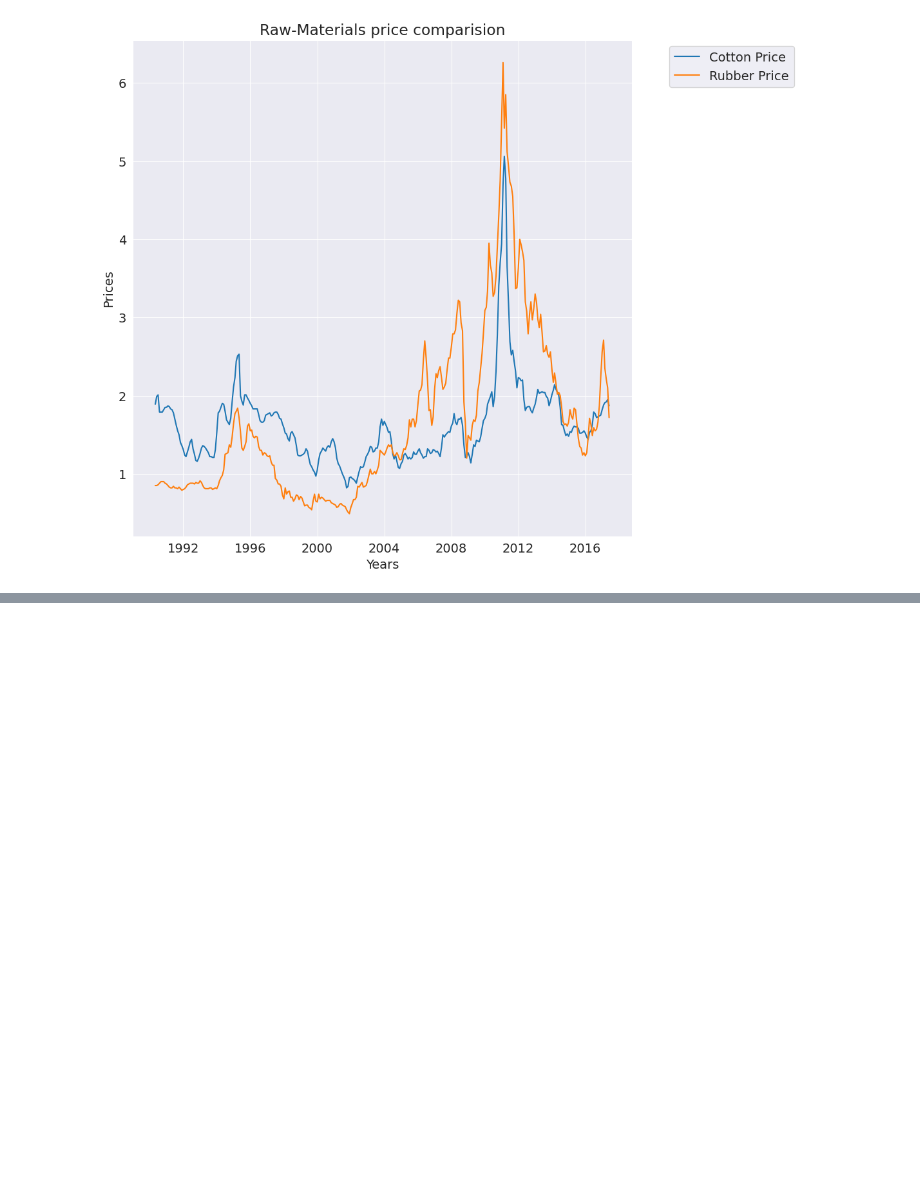
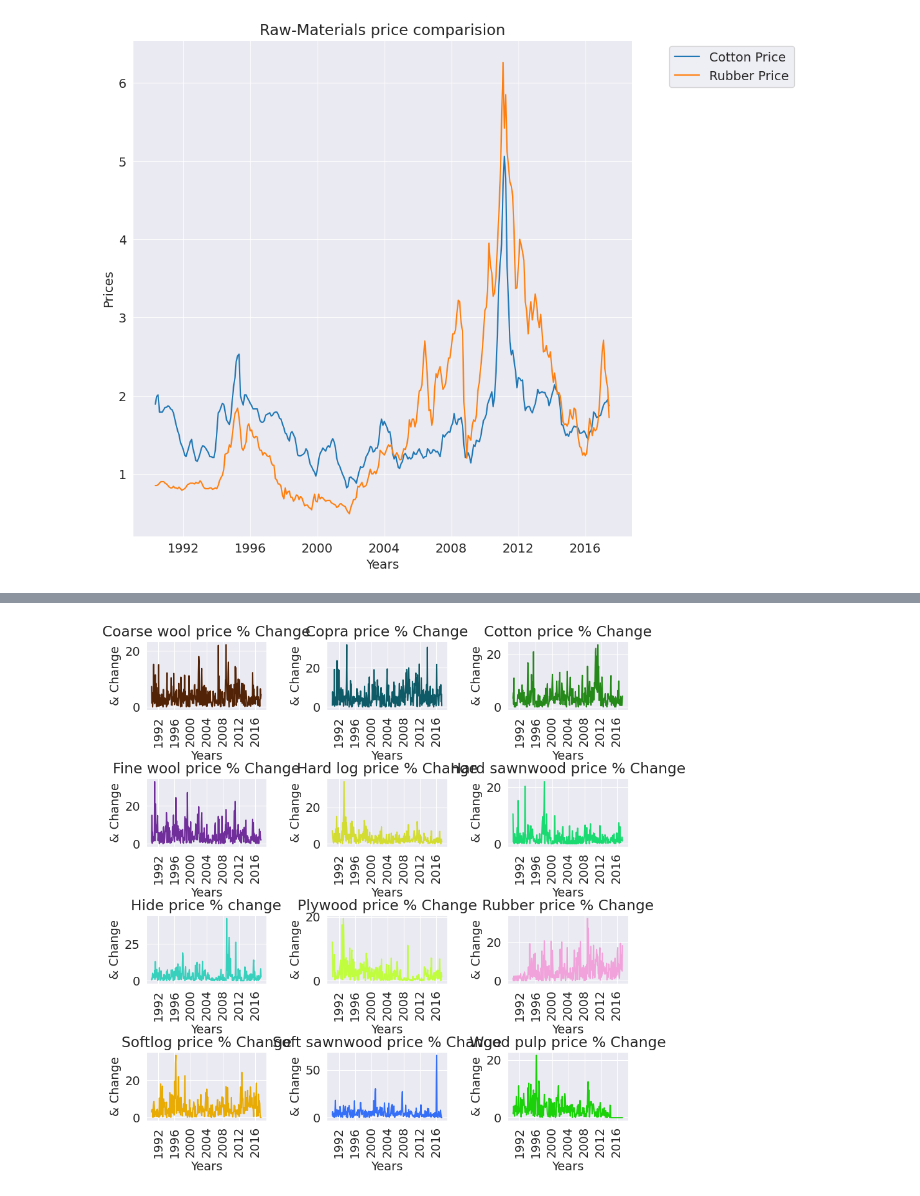
Before and after one commit to hgOliveira-Santos/Analise-Materiais_Agricultura, a Jupyter notebook: notebook.ipynb, the cells around one changed output, grey strips where cells are left out. Drawn from its saved outputs; the diff is of its cells as text; code cells hidden in the pictures; blank space fills up the shorter version.

```diff
--- a/notebook.ipynb
+++ b/notebook.ipynb
@@ -393,0 +408,19 @@ plt.legend(['Cotton Price', 'Rubber Price'], loc = 'upper center', bbox_to_ancho
+# %%
+plt.figure(figsize=(10, 10))
+for i in range(len(change)):
+
+    r = random.random()
+    b = random.random()
+    g = random.random()
+
+    color = (r, g, b)
+
+    plt.subplot(4, 3, i+1)
+    plt.subplots_adjust(hspace = 1, wspace = 0.5)
+    plt.plot(df[change[i]], c = color)
+    plt.xticks(rotation = 90)
+    plt.title(change[i])
+    plt.xlabel('Years')
+    plt.ylabel('& Change')
+# %% [output]
+[figure, added]
```
Also changed, not shown: parts of 10 cells of this notebook.
